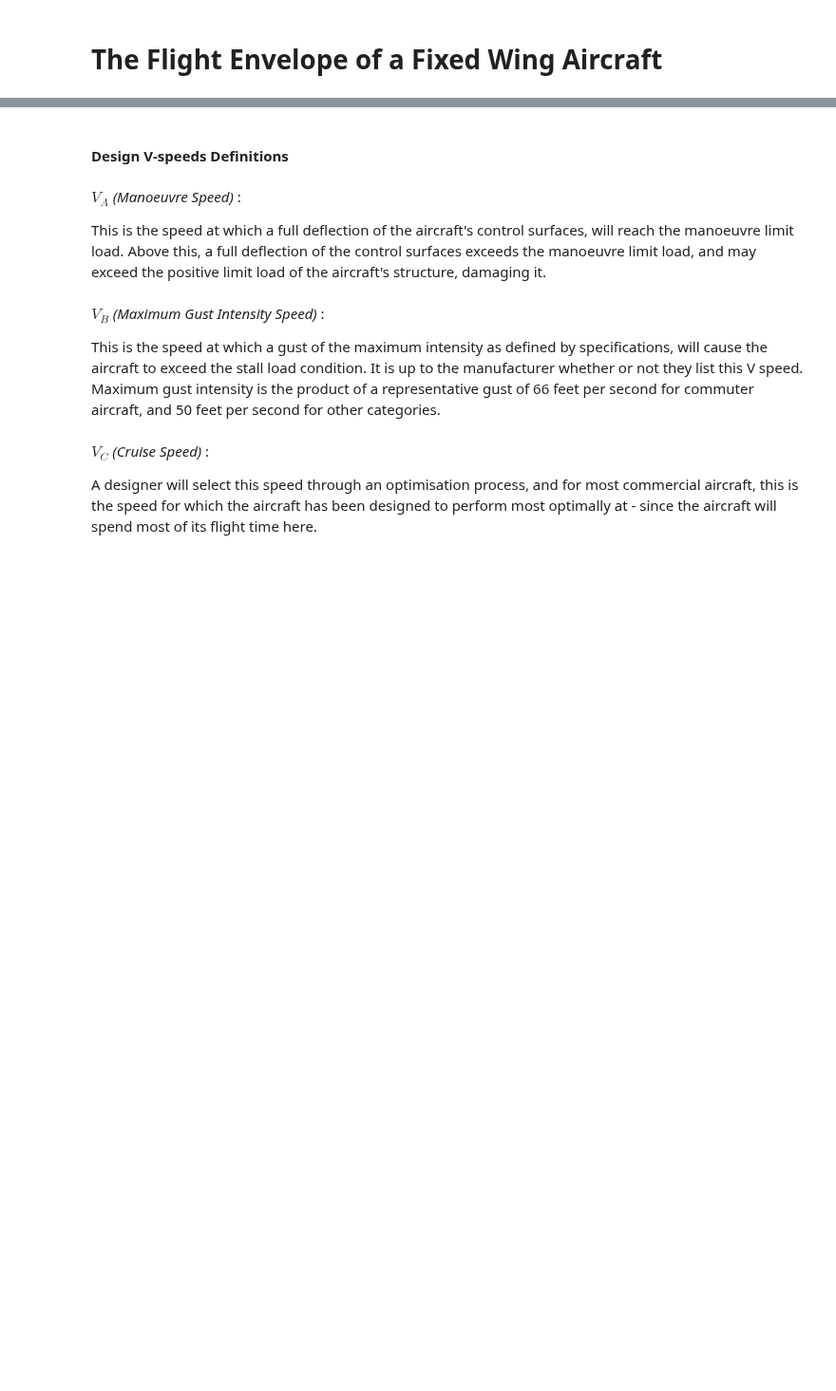
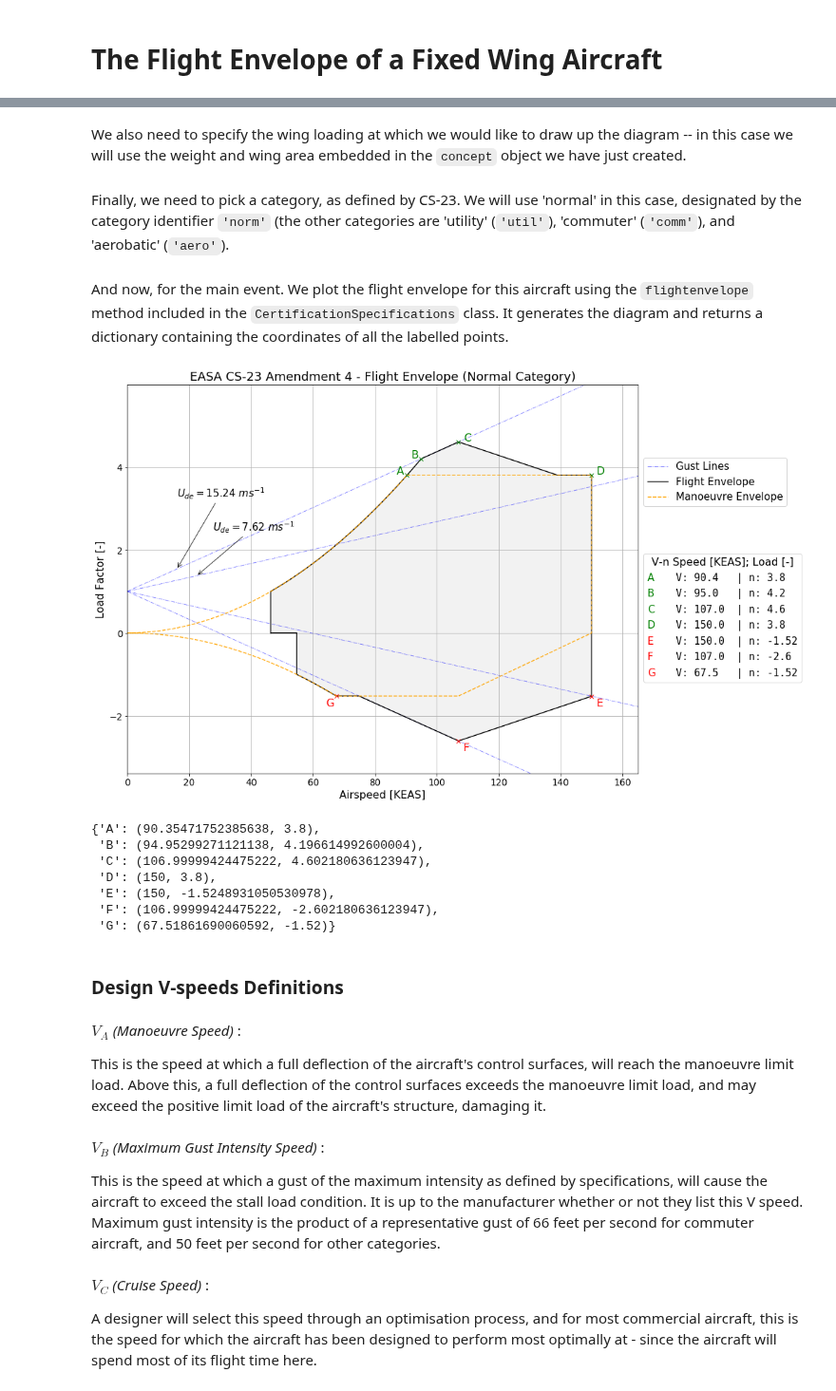
Before and after one commit to sobester/ADRpy, a Jupyter notebook: docs/ADRpy/notebooks/Airworthiness of an Aircraft with ADRpy - The Flight Envelope.ipynb, the cells around one changed output, grey strips where cells are left out. Shown at 95% size. Drawn from its saved outputs; the diff is of its cells as text; code cells hidden in the pictures; blank space fills up the shorter version.

```diff
--- a/docs/ADRpy/notebooks/Airworthiness of an Aircraft with ADRpy - The Flight Envelope.ipynb
+++ b/docs/ADRpy/notebooks/Airworthiness of an Aircraft with ADRpy - The Flight Envelope.ipynb
@@ -10,0 +26,9 @@ Flight envelopes are a useful medium with which to communicate the capabilities
+# %%
+designbrief = {'cruisealt_m': 0, 'cruisespeed_ktas': 107}
+
+designdef = {'aspectratio': (38 ** 2) / 130, 'wingarea_m2': co.feet22m2(130),
+                   'weight_n': co.lbf2n(1320), 'weightfractions': {'cruise': 1}}
+
+designperf = {'CLmaxclean': 1.396, 'CLminclean': -1, 'CLslope': 6.23}
+# %%
+concept = aw.CertificationSpecifications(designbrief, designdef, designperf)
@@ -10,0 +41,2 @@ Flight envelopes are a useful medium with which to communicate the capabilities
+# %% [markdown]
+We also need to specify the wing loading at which we would like to draw up the diagram -- in this case we will use the weight and wing area embedded in the `concept` object we have just created.
@@ -11,5 +45,23 @@ Flight envelopes are a useful medium with which to communicate the capabilities
+# %% [markdown]
+Finally, we need to pick a category, as defined by CS-23. We will use 'normal' in this case, designated by the category identifier `'norm'` (the other categories are 'utility' (`'util'`), 'commuter' (`'comm'`), and 'aerobatic' (`'aero'`).
+# %%
+certcat = 'norm'
+# %% [markdown]
+And now, for the main event. We plot the flight envelope for this aircraft using the `flightenvelope` method included in the `CertificationSpecifications` class. It generates the diagram and returns a dictionary containing the coordinates of all the labelled points.
+# %%
+concept.flightenvelope(wingloading_pa=wingload_pa, category=certcat, vd_keas=divespeed_keas,
+                       textsize=15, figsize_in=[15, 10], show=True)
+# %% [output]
+[figure, added]
+{'A': (90.35471752385638, 3.8),
+ 'B': (94.95299271121138, 4.196614992600004),
+ 'C': (106.99999424475222, 4.602180636123947),
+ 'D': (150, 3.8),
+ 'E': (150, -1.5248931050530978),
+ 'F': (106.99999424475222, -2.602180636123947),
+ 'G': (67.51861690060592, -1.52)}
 # %% [markdown]
-#### Design V-speeds Definitions
+### Design V-speeds Definitions
 # %% [markdown]
 _$V_A$ (Manoeuvre Speed)_ :
 
```
Also changed, not shown: parts of 27 cells of this notebook, 1 other file.
